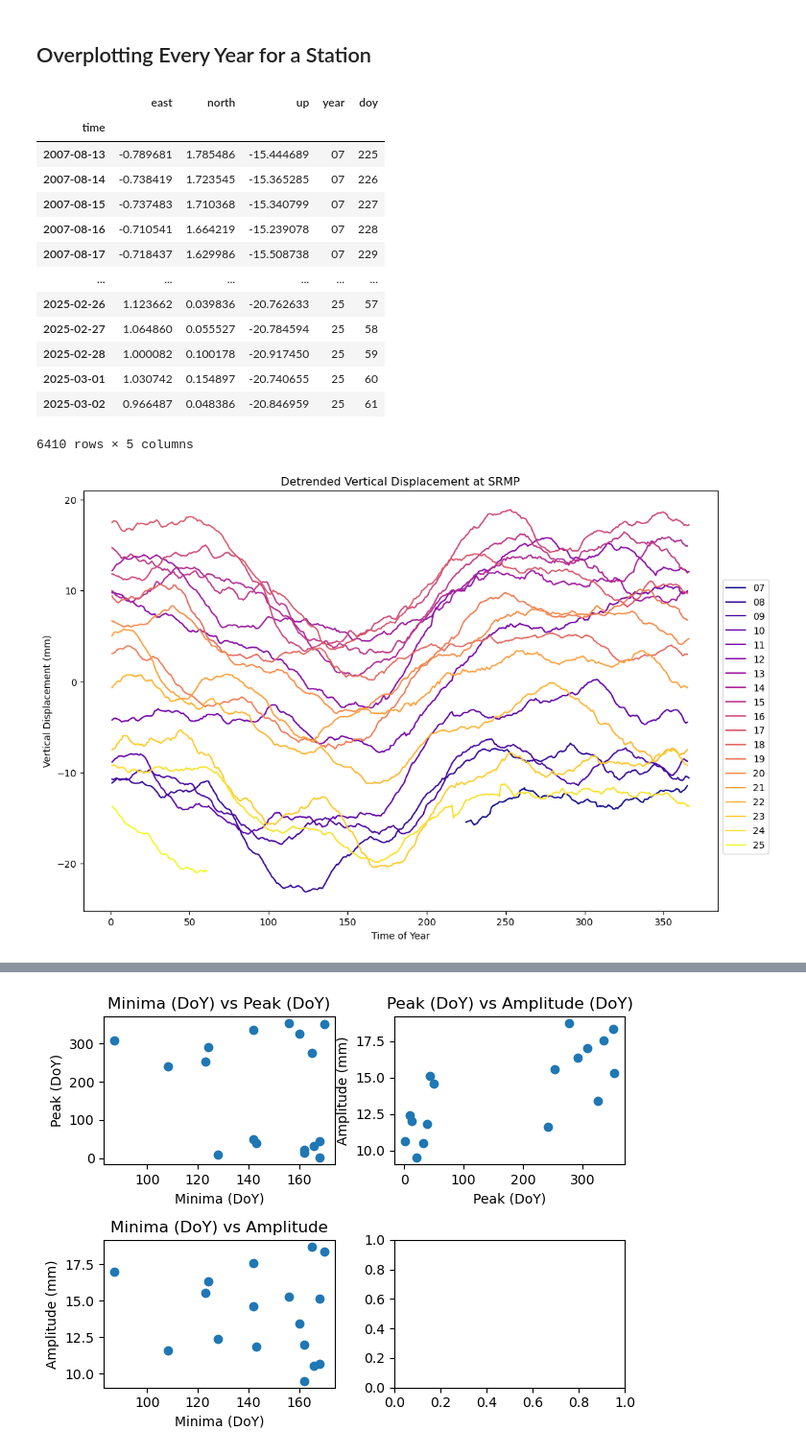
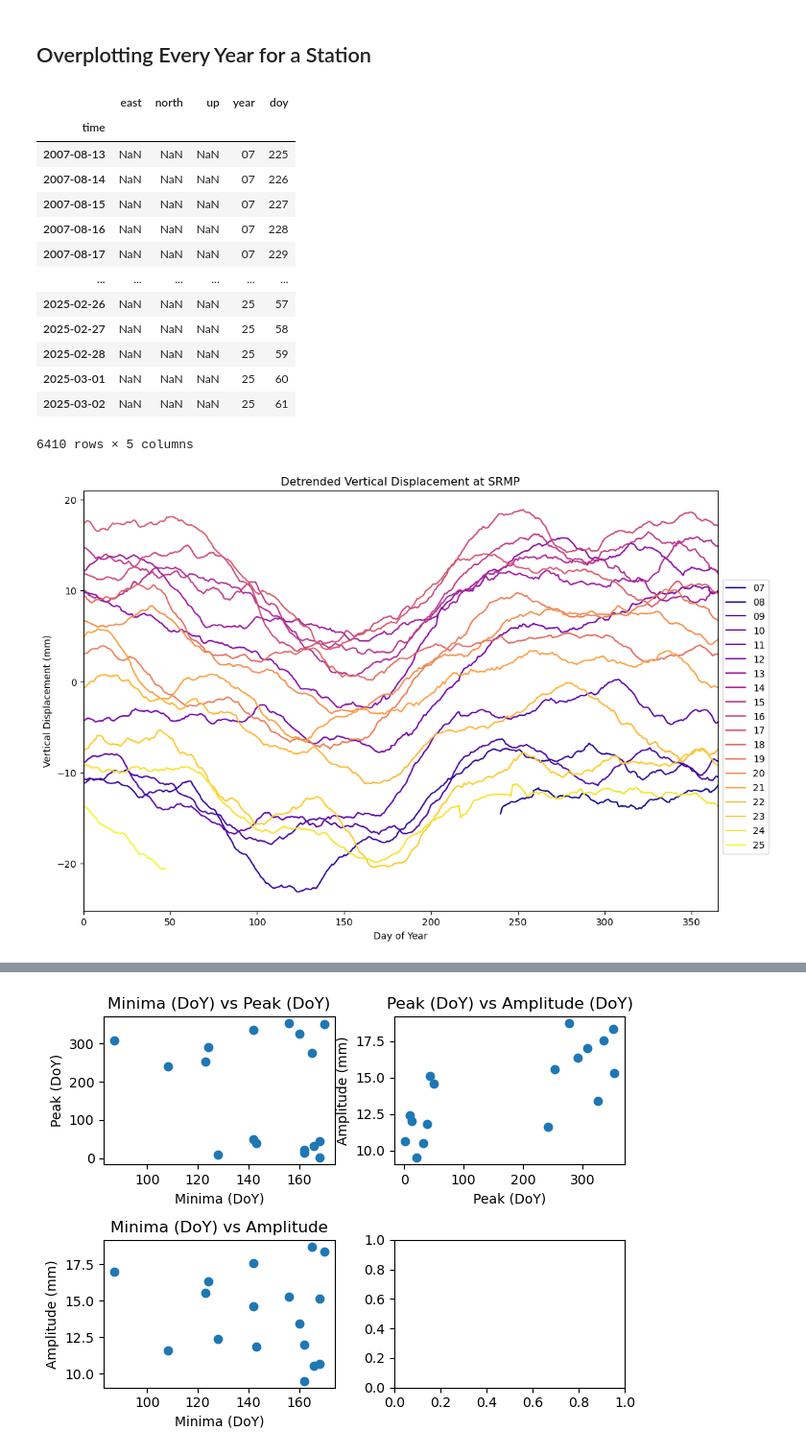
Before and after one commit to diegorvar/signal-processing-enu, a Jupyter notebook: VisualizationDaily.ipynb, the cells around one changed output, grey strips where cells are left out. Shown at 96% size. Drawn from its saved outputs; the diff is of its cells as text; code cells hidden in the pictures.

```diff
--- a/VisualizationDaily.ipynb
+++ b/VisualizationDaily.ipynb
@@ -526,7 +526,7 @@ df['north'] = data_detrended[:, 1]
 df['up'] = data_detrended[:, 2]
 df.set_index('time', inplace=True)
 
-df_rolling = df.rolling(window=30, center=True, min_periods=15).mean()
+df_rolling = df.rolling(window=30, center=True, min_periods=30).mean()
 df_rolling['year'] = df_rolling.index.map(lambda x: x.strftime('%y'))
 df_rolling.index = pd.to_datetime(df_rolling.index)
 df_rolling['doy'] = df_rolling.index.dayofyear
@@ -534,54 +534,61 @@ df_rolling
 # %% [output]
 |  | east | north | up | year | doy |
 | time |  |  |  |  |  |
-| 2007-08-13 | -0.789681 | 1.785486 | -15.444689 | 07 | 225 |
-| 2007-08-14 | -0.738419 | 1.723545 | -15.365285 | 07 | 226 |
-| 2007-08-15 | -0.737483 | 1.710368 | -15.340799 | 07 | 227 |
-| 2007-08-16 | -0.710541 | 1.664219 | -15.239078 | 07 | 228 |
-| 2007-08-17 | -0.718437 | 1.629986 | -15.508738 | 07 | 229 |
+| 2007-08-13 | NaN | NaN | NaN | 07 | 225 |
+| 2007-08-14 | NaN | NaN | NaN | 07 | 226 |
+| 2007-08-15 | NaN | NaN | NaN | 07 | 227 |
+| 2007-08-16 | NaN | NaN | NaN | 07 | 228 |
+| 2007-08-17 | NaN | NaN | NaN | 07 | 229 |
 | ... | ... | ... | ... | ... | ... |
-| 2025-02-26 | 1.123662 | 0.039836 | -20.762633 | 25 | 57 |
-| 2025-02-27 | 1.064860 | 0.055527 | -20.784594 | 25 | 58 |
-| 2025-02-28 | 1.000082 | 0.100178 | -20.917450 | 25 | 59 |
-| 2025-03-01 | 1.030742 | 0.154897 | -20.740655 | 25 | 60 |
-| 2025-03-02 | 0.966487 | 0.048386 | -20.846959 | 25 | 61 |
+| 2025-02-26 | NaN | NaN | NaN | 25 | 57 |
+| 2025-02-27 | NaN | NaN | NaN | 25 | 58 |
+| 2025-02-28 | NaN | NaN | NaN | 25 | 59 |
+| 2025-03-01 | NaN | NaN | NaN | 25 | 60 |
+| 2025-03-02 | NaN | NaN | NaN | 25 | 61 |
 6410 rows × 5 columns
 # %%
 fig= plt.figure(figsize=(12,8))
 
 col = cm.get_cmap('plasma', len(np.unique(df_rolling.year)))
 
 peak = []
 minima = []
 amplitude = []
+filenames = []
+
+plt.xlabel('Day of Year')
+plt.ylabel('Vertical Displacement (mm)')
+plt.title('Detrended Vertical Displacement at ' + station_name)
+plt.xlim(0,365)
+
 
 for i, year in enumerate(np.unique(df_rolling.year)):
     data = df_rolling[df_rolling['year'] == str(year)]
 
     if data.shape[0] > 350:
         a = data['up'].idxmin()
         minima.append(data['doy'][a])
 
         b = data['up'].idxmax()
         peak.append(data['doy'][b])
 
         a1 = data['up'].min()
         b1 = data['up'].max()
         amplitude.append(b1-a1)
 
-    plt.plot(data['doy'], data['up'], label = year, color = col(i))
+    plt.plot(data['doy'], data['up'], label = year, color = col(i), lw = 1.5)
+    plt.legend(bbox_to_anchor=(1, 0.8))
+    filename = ('/Users/dlugardo/Documents/GitHub/signal-processing-enu/Visualization/PlotsforAnimations/DetVerDisp_' + station_name + '_' + str(year) + '.png')
+    plt.savefig(filename)
+    filenames.append(filename)
 
-plt.xlabel('Time of Year')
-plt.ylabel('Vertical Displacement (mm)')
-plt.title('Detrended Vertical Displacement at ' + station_name)
-
-plt.legend(bbox_to_anchor=(1, 0.8))
-plt.savefig('/Users/dlugardo/Documents/GitHub/signal-processing-enu/Visualization/DetVer_' + station_name + '.png')
-
-plt.show()
+with imageio.get_writer('/Users/dlugardo/Documents/GitHub/signal-processing-enu/Visualization/DetVerDisp_' + station_name + '.gif', mode='I', duration=500.0) as writer:
+    for filename in filenames:
+        image = imageio.imread(filename)
+        writer.append_data(image)
 
 peak = np.array(peak)
 minima = np.array(minima)
 amplitude = np.array(amplitude)
 # %% [output]
-[figure, old version]
+[figure, new version]
```
Also changed, not shown: parts of 2 cells of this notebook, 42 other files.
